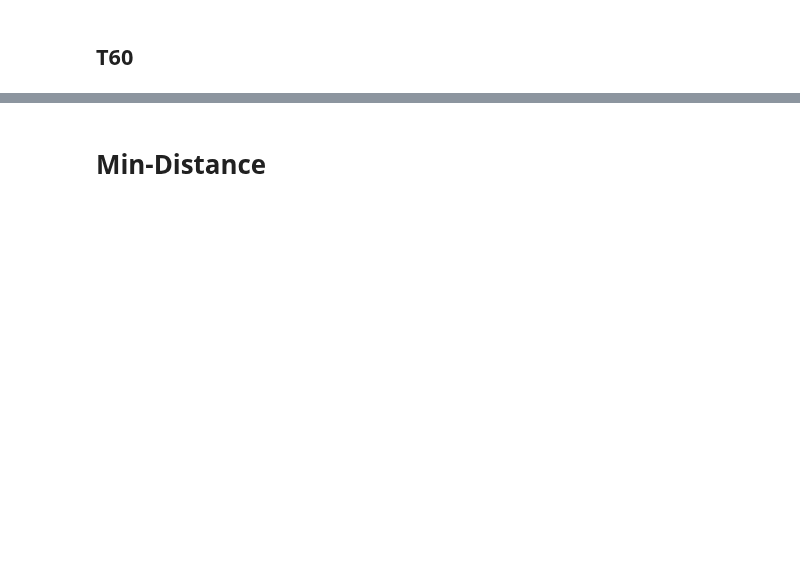
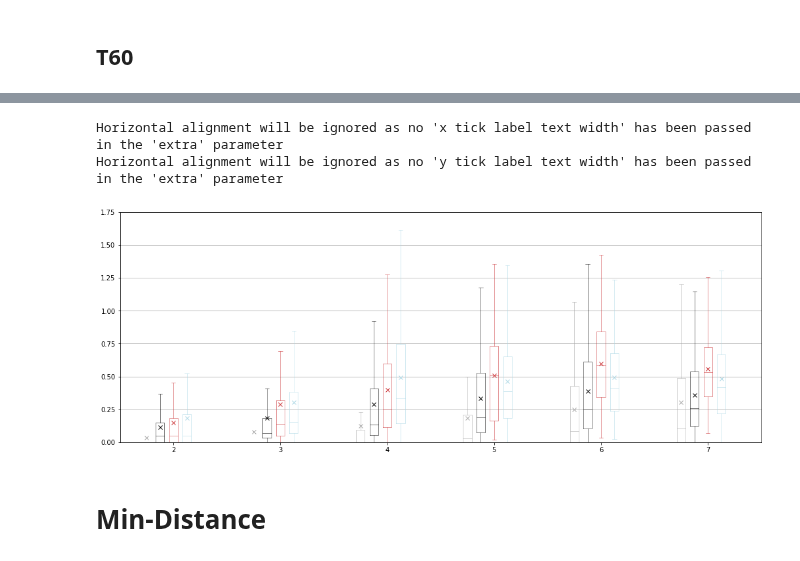
Before and after one commit to jannismain/fau-lnt-source-tracking-code, a Jupyter notebook: python/analysis-mean-err.ipynb, the cells around one changed output, grey strips where cells are left out. Saved outputs shown, nothing was run; the diff lists cells and outputs as text; code cells hidden in the pictures; blank space fills up the shorter version.

```diff
--- a/python/analysis-mean-err.ipynb
+++ b/python/analysis-mean-err.ipynb
@@ -234,31 +268,35 @@ print(dfp)
 # %%
 dfp = dft.pivot_table("err-mean", index=["n-sources"], columns=var, aggfunc='mean').transpose()
 
 # Joint Boxplot, grouped
 offset = 0.25
 colors = ['darkgray', 'k',lms_red, 'lightblue']
 offset_table = np.arange(-offset, offset, 2*offset/len(colors))
 fig = figure( figsize=(17,6.5) )
 ax  = fig.add_subplot(111)
 boxplot_args = {'ax':ax,'notch':False,'return_type':'both','widths':0.08,'sym':'','showmeans':True, 'meanline':False}
 idx=0
 legend_dict = {}
 
 for val in dfp.index.values:
     dftt = dft[dft[var]==val]
-    bp = dftt.boxplot("err-mean", by=["n-sources"], **boxplot_args, whiskerprops = whiskerprops)
+    bp = dftt.boxplot("err-mean", by=["n-sources"], **boxplot_args, whiskerprops = WHISKER_PROPS)
     legend_dict["em={}".format(int(val))] = Patch(color=colors[idx])
     style_boxplot(bp, None, colors[idx])
     boxlines = bp["err-mean"][1]
     for el in boxlines:
         setp(boxlines[el], color=colors[idx],linewidth=0.5)  # this styles elements not in box
         for el2 in boxlines[el]:
             line = el2
             setp(line, xdata=getp(line, 'xdata')+offset_table[idx])
     idx+=1
 # plt.legend(list(legend_dict.values()), list(legend_dict.keys()))  # Legend is added in LaTeX!
 if EXPORT_LATEX:
     tikz_save("".join([PATH_LATEX_PLOTS, 'boxplot-joined-{}.tex'.format(var)]), strict=True, wrap=False)
+# %% [output]
+Horizontal alignment will be ignored as no 'x tick label text width' has been passed in the 'extra' parameter
+Horizontal alignment will be ignored as no 'y tick label text width' has been passed in the 'extra' parameter
+[figure, added]
 # %%
 # Print Boxplots
 ax, i = init_grid((1,len(dfp.index.values)),(17,6))
```
Also changed, not shown: parts of 31 cells of this notebook, 2 other files.
